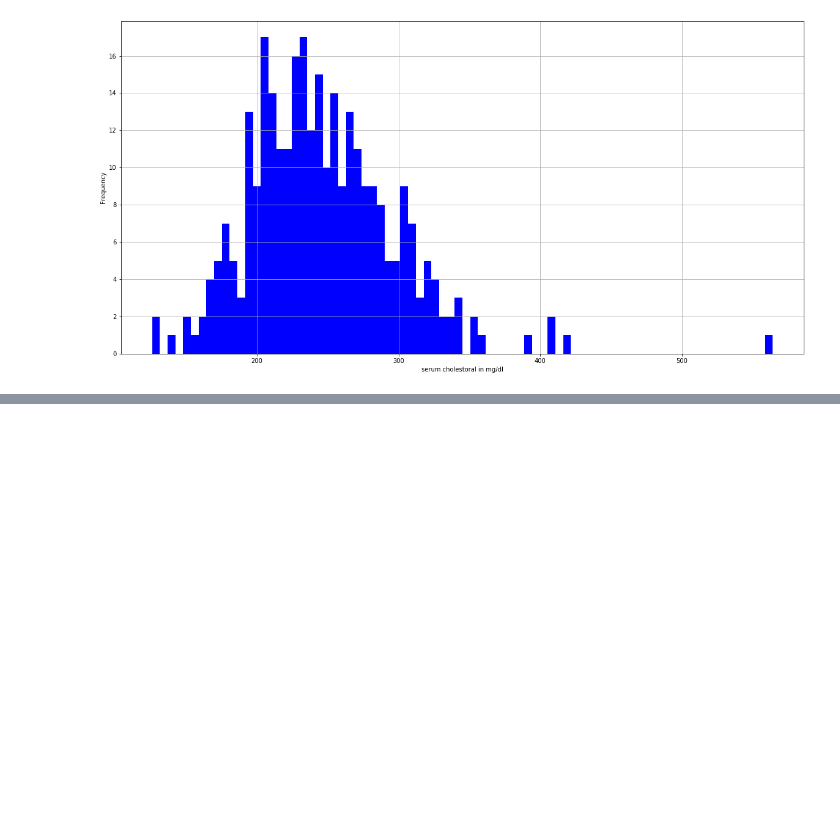
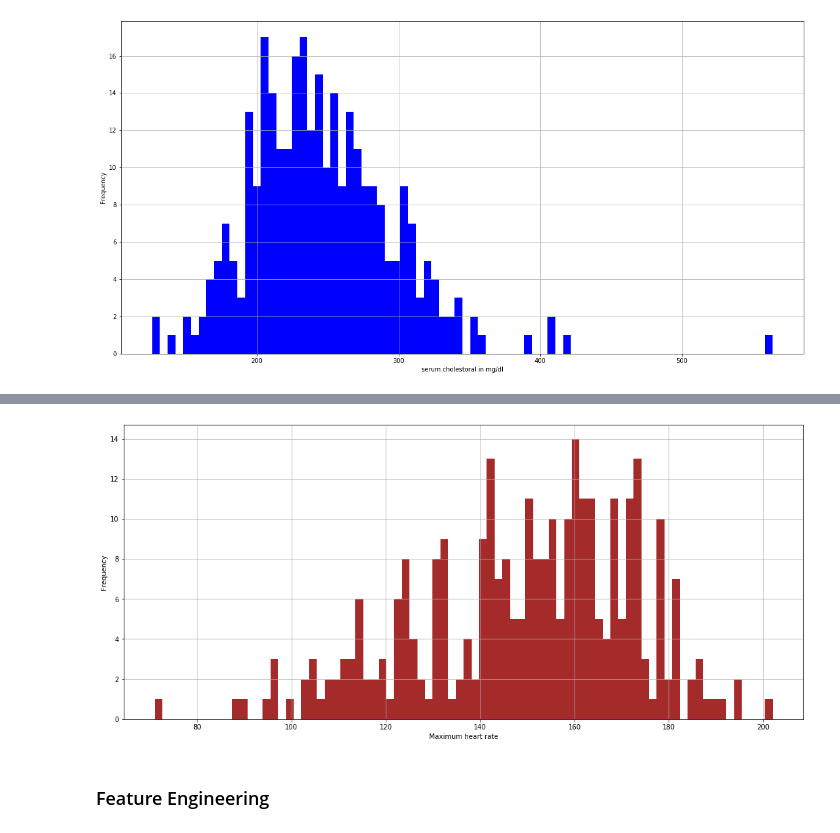
Before and after one commit to kumarUjjawal/data-science-with-python, a Jupyter notebook: heart-disease-visualization-predication.ipynb, the cells around one changed output, grey strips where cells are left out. Cells and saved outputs as stored; diff of their text form; code cells hidden in the pictures; blank space fills up the shorter version.

Commit message:
Heart-Disease EDA and Prediction

```diff
--- a/heart-disease-visualization-predication.ipynb
+++ b/heart-disease-visualization-predication.ipynb
@@ -152,0 +186,11 @@ plt.show()
+# %%
+fig,ax = plt.subplots(figsize=(18,8))
+plt.hist(data.thalach, bins=80, color='brown')
+plt.xlabel('Maximum heart rate')
+plt.ylabel('Frequency')
+plt.grid()
+plt.show()
+# %% [output]
+[figure, added]
+# %% [markdown]
+### Feature Engineering
```
Also changed, not shown: parts of 20 cells of this notebook.
